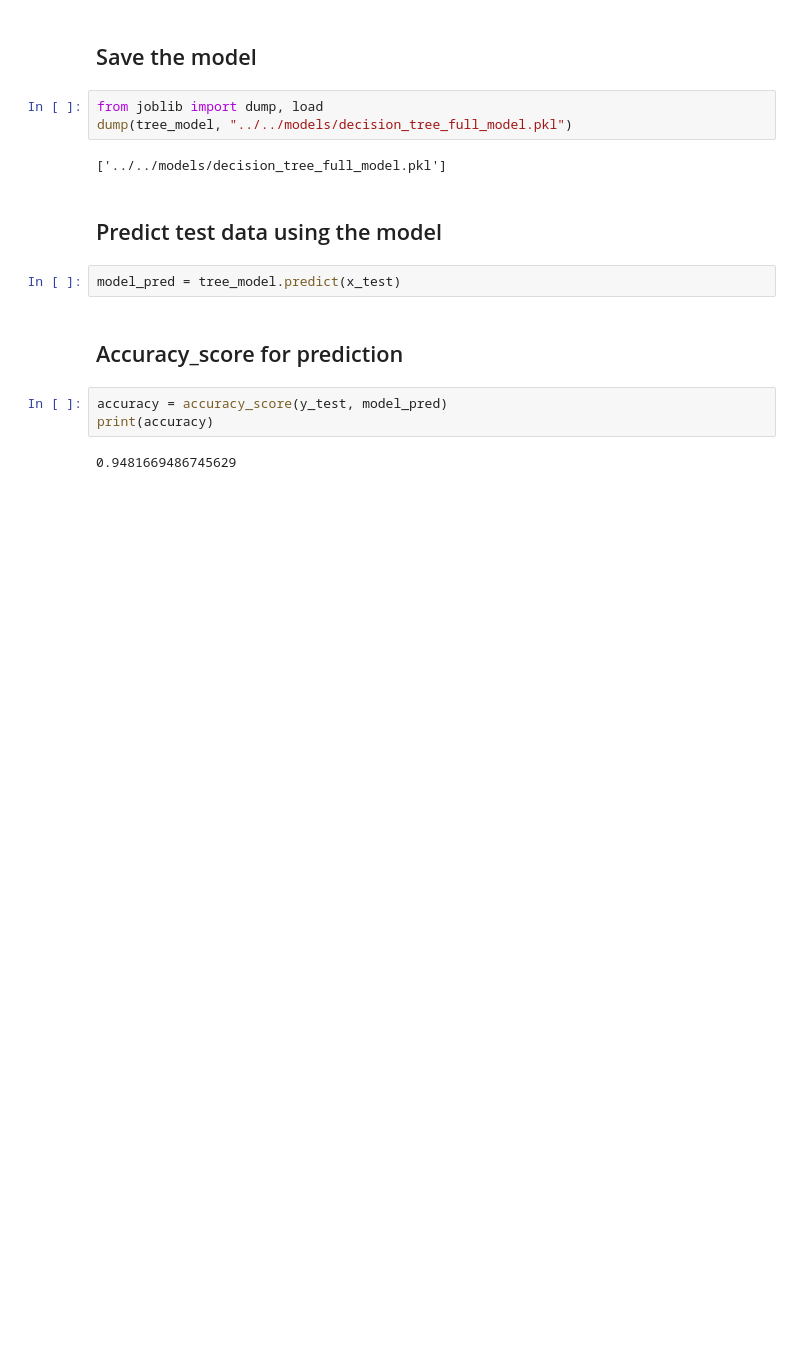
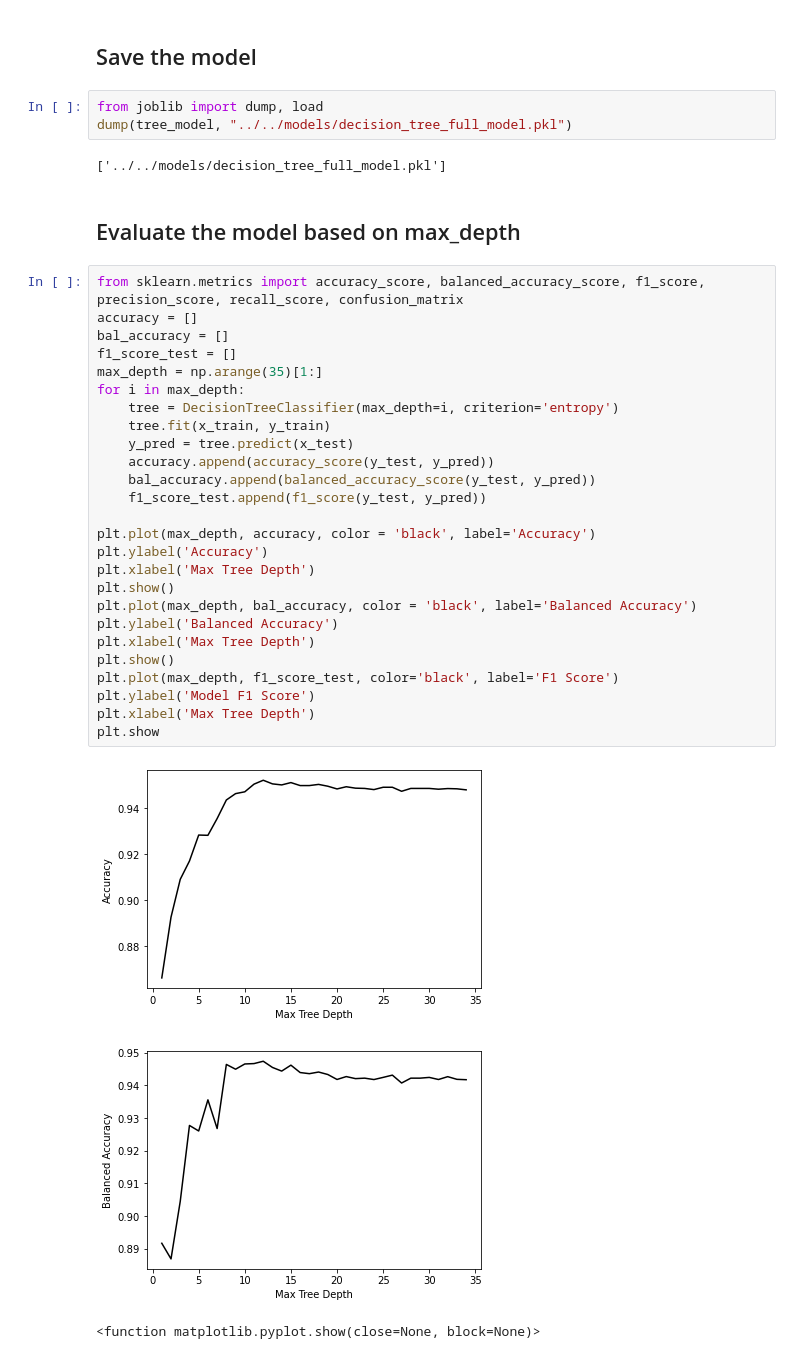
Before and after one commit to jancijen/Phishing-Classification, a Jupyter notebook: notebooks/baseline methods/decision_tree_full.ipynb, the cells around one changed output. Cells and saved outputs as stored; diff of their text form; blank space fills up the shorter version.

Commit message:
added a two more metrics and plt

```diff
--- a/notebooks/baseline methods/decision_tree_full.ipynb
+++ b/notebooks/baseline methods/decision_tree_full.ipynb
@@ -31,14 +32,35 @@ from joblib import dump, load
 dump(tree_model, "../../models/decision_tree_full_model.pkl")
 # %% [output]
 ['../../models/decision_tree_full_model.pkl']
-# %% [markdown]
-## Predict test data using the model
-# %%
-model_pred = tree_model.predict(x_test)
 # %% [markdown]
-## Accuracy_score for prediction
+## Evaluate the model based on max_depth
-# %%
-accuracy = accuracy_score(y_test, model_pred)
-print(accuracy)
-# %% [output]
-0.9481669486745629
+# %%
+from sklearn.metrics import accuracy_score, balanced_accuracy_score, f1_score, precision_score, recall_score, confusion_matrix
+accuracy = []
+bal_accuracy = []
+f1_score_test = []
+max_depth = np.arange(35)[1:]
+for i in max_depth:
+    tree = DecisionTreeClassifier(max_depth=i, criterion='entropy')
+    tree.fit(x_train, y_train)
+    y_pred = tree.predict(x_test)
+    accuracy.append(accuracy_score(y_test, y_pred))
+    bal_accuracy.append(balanced_accuracy_score(y_test, y_pred))
+    f1_score_test.append(f1_score(y_test, y_pred))
+
+plt.plot(max_depth, accuracy, color = 'black', label='Accuracy')
+plt.ylabel('Accuracy')
+plt.xlabel('Max Tree Depth')
+plt.show()
+plt.plot(max_depth, bal_accuracy, color = 'black', label='Balanced Accuracy')
+plt.ylabel('Balanced Accuracy')
+plt.xlabel('Max Tree Depth')
+plt.show()
+plt.plot(max_depth, f1_score_test, color='black', label='F1 Score')
+plt.ylabel('Model F1 Score')
+plt.xlabel('Max Tree Depth')
+plt.show
+# %% [output]
+[figure, added]
+[figure, added]
+<function matplotlib.pyplot.show(close=None, block=None)>
```
Also changed, not shown: parts of 2 cells of this notebook, 2 other files.
